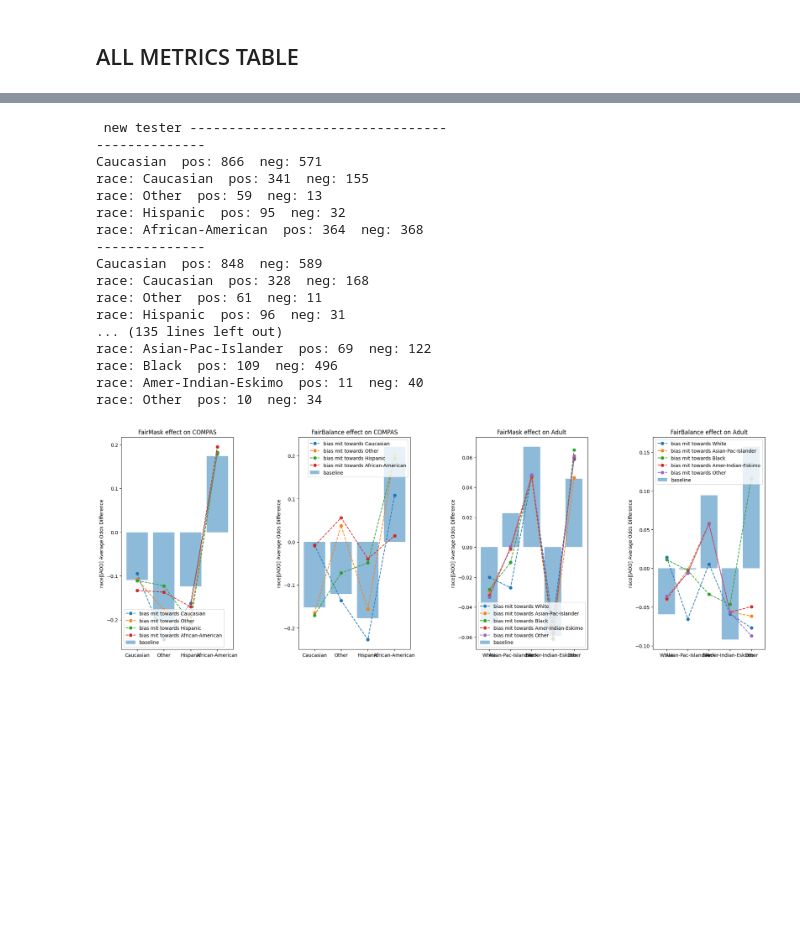
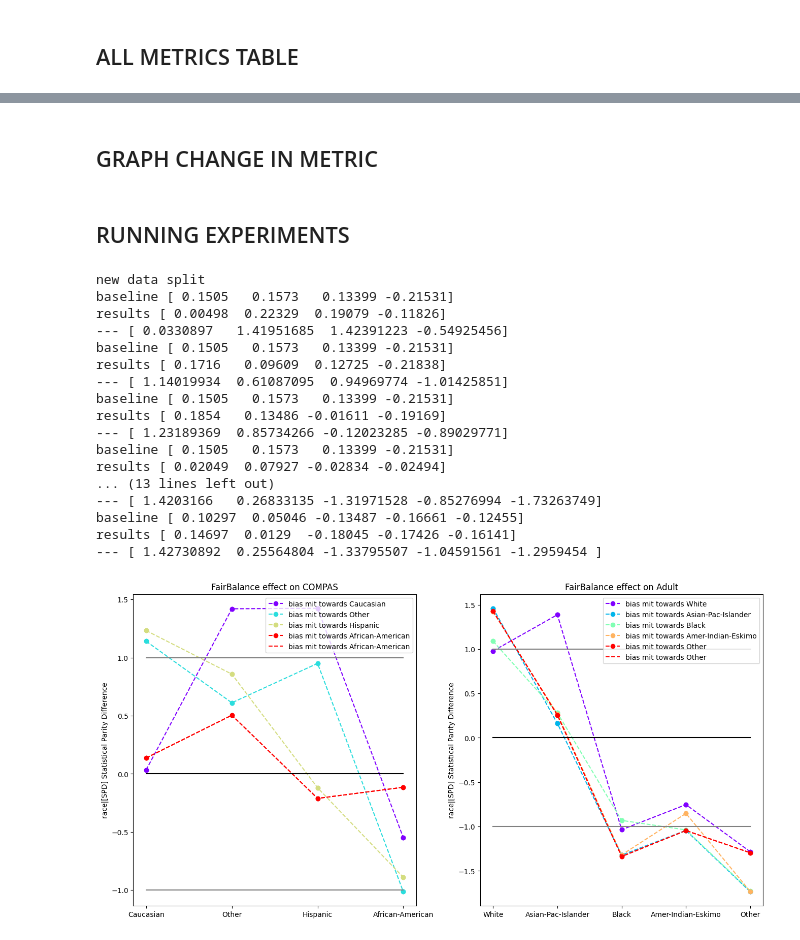
Before and after one commit to cmeinson/COMP0031_group_research, a Jupyter notebook: experiments.ipynb, the cells around one changed output, grey strips where cells are left out. Drawn from its saved outputs; the diff is of its cells as text; code cells hidden in the pictures; blank space fills up the shorter version.

```diff
--- a/experiments.ipynb
+++ b/experiments.ipynb
@@ -128,23 +126,2 @@ Other  count: 271
-# %%
-reps = 1
-metric =  'race|'+Metrics.AOD
-run_experiment_group(reps, metric)
-# %% [output]
- new tester ---------------------------------
---------------
-Caucasian  pos: 866  neg: 571
-race: Caucasian  pos: 341  neg: 155
-race: Other  pos: 59  neg: 13
-race: Hispanic  pos: 95  neg: 32
-race: African-American  pos: 364  neg: 368
---------------
-Caucasian  pos: 848  neg: 589
-race: Caucasian  pos: 328  neg: 168
-race: Other  pos: 61  neg: 11
-race: Hispanic  pos: 96  neg: 31
-... (135 lines left out)
-race: Asian-Pac-Islander  pos: 69  neg: 122
-race: Black  pos: 109  neg: 496
-race: Amer-Indian-Eskimo  pos: 11  neg: 40
-race: Other  pos: 10  neg: 34
-[figure, removed]
+# %% [markdown]
+## GRAPH CHANGE IN METRIC
@@ -150,0 +175,53 @@ race: Other  pos: 10  neg: 34
+# %%
+
+def run_change_experiment_group(reps, metric, mls = mls_basic, attrs = None):
+    fig, axes = plt.subplots(nrows=1, ncols=4)
+    fig.tight_layout()
+    fig.set_size_inches(25, 7, forward=True)
+    ax1, ax2, ax3, ax4 = axes.flatten()
+
+    graph_all_metric_changes(ax1,Tester.COMPAS_D, mls["FM Baseline"], mls["FairMask"],    metric, "FairMask effect on COMPAS", reps, attrs)
+    graph_all_metric_changes(ax2,Tester.COMPAS_D, mls["FB Baseline"], mls["FairBalance"], metric, "FairBalance effect on COMPAS", reps, attrs)
+    graph_all_metric_changes(ax3,Tester.ADULT_D,  mls["FM Baseline"], mls["FairMask"],    metric, "FairMask effect on Adult", reps, attrs)
+    graph_all_metric_changes(ax4,Tester.ADULT_D,  mls["FB Baseline"], mls["FairBalance"], metric, "FairBalance effect on Adult", reps, attrs)
+
+    plt.show()
+
+def run_change_fb_experiment_group(reps, metric, mls = mls_basic, attrs = None):
+    fig, axes = plt.subplots(nrows=1, ncols=2)
+    fig.tight_layout()
+    fig.set_size_inches(14, 7, forward=True)
+    ax1, ax2 = axes.flatten()
+
+    graph_all_metric_changes(ax1,Tester.COMPAS_D, mls["FB Baseline"], mls["FairBalance"], metric, "FairBalance effect on COMPAS", reps, attrs)
+    graph_all_metric_changes(ax2,Tester.ADULT_D,  mls["FB Baseline"], mls["FairBalance"], metric, "FairBalance effect on Adult", reps, attrs)
+
+    plt.show()
+# %% [markdown]
+## RUNNING EXPERIMENTS
+# %%
+# Change in bias scale. (change in the absolute value of spd)
+reps = 20
+metric =  'race|'+Metrics.SPD
+run_change_fb_experiment_group(reps, metric, ["race"])
+# same but bias mitigated for sex and race
+run_change_experiment_group(reps, metric)
+# %% [output]
+new data split
+baseline [ 0.1505   0.1573   0.13399 -0.21531]
+results [ 0.00498  0.22329  0.19079 -0.11826]
+--- [ 0.0330897   1.41951685  1.42391223 -0.54925456]
+baseline [ 0.1505   0.1573   0.13399 -0.21531]
+results [ 0.1716   0.09609  0.12725 -0.21838]
+--- [ 1.14019934  0.61087095  0.94969774 -1.01425851]
+baseline [ 0.1505   0.1573   0.13399 -0.21531]
+results [ 0.1854   0.13486 -0.01611 -0.19169]
+--- [ 1.23189369  0.85734266 -0.12023285 -0.89029771]
+baseline [ 0.1505   0.1573   0.13399 -0.21531]
+results [ 0.02049  0.07927 -0.02834 -0.02494]
+... (13 lines left out)
+--- [ 1.4203166   0.26833135 -1.31971528 -0.85276994 -1.73263749]
+baseline [ 0.10297  0.05046 -0.13487 -0.16661 -0.12455]
+results [ 0.14697  0.0129  -0.18045 -0.17426 -0.16141]
+--- [ 1.42730892  0.25564804 -1.33795507 -1.04591561 -1.2959454 ]
+[figure, added]
```
Also changed, not shown: parts of 21 cells of this notebook, 2 other files.
